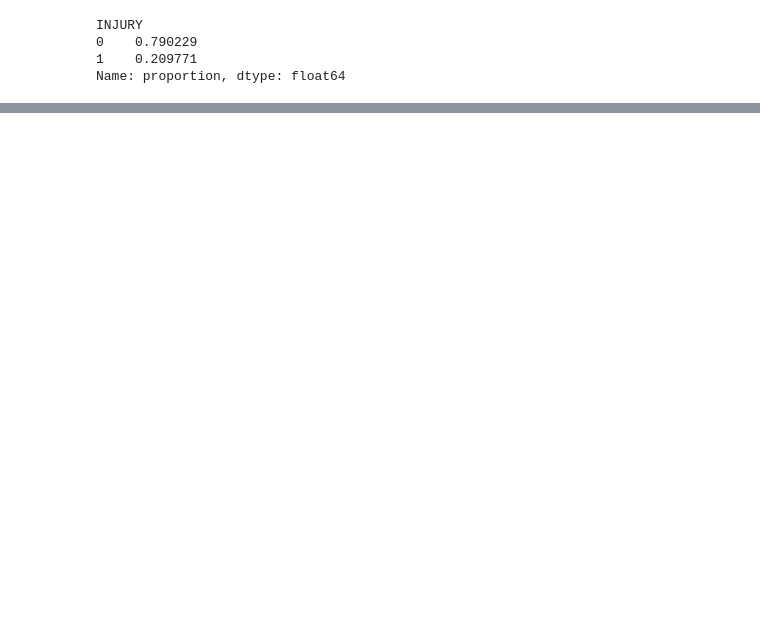
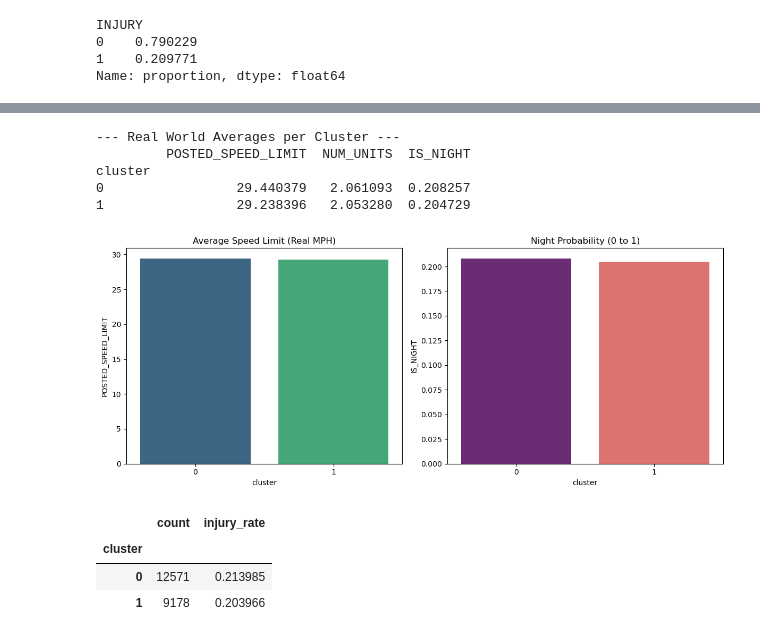
Before and after one commit to edenmisan/project, a Jupyter notebook: project.ipynb, the cells around one changed output, grey strips where cells are left out. Saved outputs shown, nothing was run; the diff lists cells and outputs as text; code cells hidden in the pictures; blank space fills up the shorter version.

```diff
--- a/project.ipynb
+++ b/project.ipynb
@@ -837,0 +1088,8 @@ df.to_csv("clean_data.csv", index=False)
+# %%
+n_nan = np.isnan(X_for_cluster.to_numpy()).sum()
+n_inf = np.isinf(X_for_cluster.to_numpy()).sum()
+print("NaN:", n_nan, "| Inf:", n_inf)
+
+if n_nan > 0 or n_inf > 0:
+    X_for_cluster = X_for_cluster.replace([np.inf, -np.inf], np.nan).fillna(0)
+    print("Fixed NaN/Inf.")
@@ -837,0 +1161,3 @@ df.to_csv("clean_data.csv", index=False)
+# %%
+best_k = int(results_k.loc[results_k["silhouette"].idxmax(), "k"])
+print("Best k by silhouette:", best_k)
@@ -837,0 +1166,8 @@ df.to_csv("clean_data.csv", index=False)
+# %%
+final_kmeans = KMeans(n_clusters=best_k, n_init=20, random_state=42)
+cluster_labels = final_kmeans.fit_predict(X_np)
+
+clusters_df = X_for_cluster.copy()
+clusters_df["cluster"] = cluster_labels
+
+clusters_df["cluster"].value_counts().sort_index()
@@ -837,0 +1203,53 @@ df.to_csv("clean_data.csv", index=False)
+# %%
+# 1. ניקח את הדאטה המקורי (לפני הסקיילר) ונשמור רק את השורות ששימשו לקלאסטרינג
+# הערה: אם השתמשת ב-X_train לקלאסטרינג, נשתמש בגרסה הלא מנורמלת שלו
+X_original = df.loc[X_train.index].copy()
+
+# 2. נוסיף את תוצאות האשכולות
+X_original['cluster'] = cluster_labels
+
+# 3. עכשיו נחשב ממוצעים על הערכים האמיתיים!
+comparison_real = X_original.groupby('cluster')[['POSTED_SPEED_LIMIT', 'NUM_UNITS', 'IS_NIGHT']].mean()
+
+print("--- Real World Averages per Cluster ---")
+print(comparison_real)
+
+# 4. הצגת התוצאות בצורה גרפית ברורה
+import matplotlib.pyplot as plt
+import seaborn as sns
+
+fig, axes = plt.subplots(1, 2, figsize=(12, 5))
+
+sns.barplot(x=comparison_real.index, y=comparison_real['POSTED_SPEED_LIMIT'], ax=axes[0], palette='viridis')
+axes[0].set_title('Average Speed Limit (Real MPH)')
+
+sns.barplot(x=comparison_real.index, y=comparison_real['IS_NIGHT'], ax=axes[1], palette='magma')
+axes[1].set_title('Night Probability (0 to 1)')
+
+plt.tight_layout()
+plt.show()
+# %% [output]
+--- Real World Averages per Cluster ---
+         POSTED_SPEED_LIMIT  NUM_UNITS  IS_NIGHT
+cluster
+0                 29.440379   2.061093  0.208257
+1                 29.238396   2.053280  0.204729
+[figure, added]
+# %%
+# יישור אינדקסים (כדי לא לקבל NaN בגלל index mismatch)
+clusters_df = clusters_df.reset_index(drop=True)
+y_for_profile = pd.Series(y_for_profile).reset_index(drop=True)
+
+clusters_df["INJURY"] = y_for_profile.values
+
+cluster_injury_rate = clusters_df.groupby("cluster")["INJURY"].agg(
+    count="count",
+    injury_rate="mean"
+).sort_index()
+
+cluster_injury_rate
+# %% [output]
+|  | count | injury_rate |
+| cluster |  |  |
+| 0 | 12571 | 0.213985 |
+| 1 | 9178 | 0.203966 |
```
Also changed, not shown: parts of 25 cells of this notebook, 1 other file.
